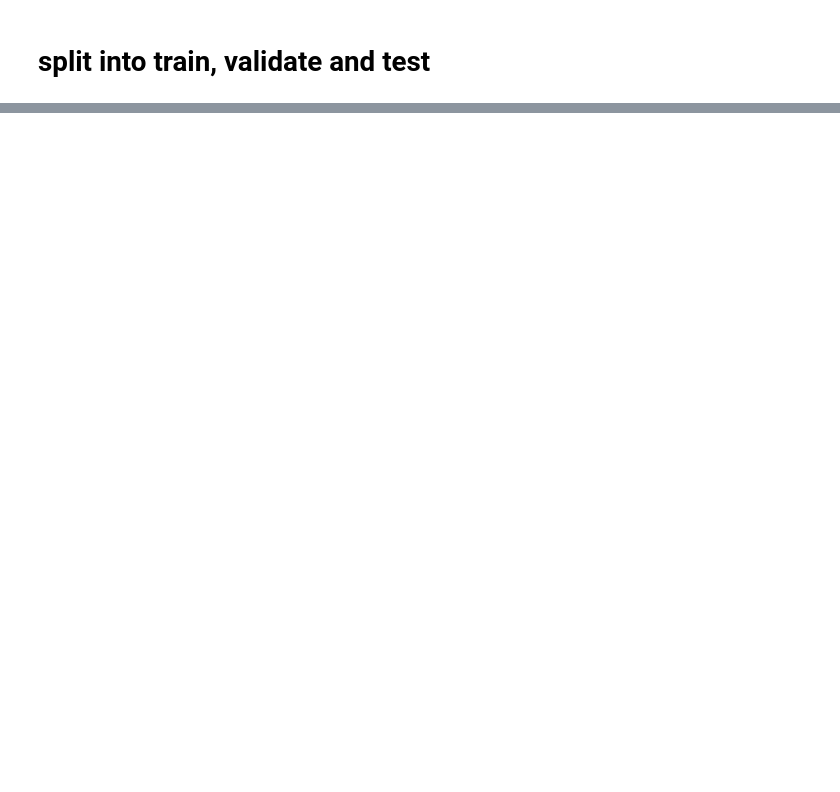
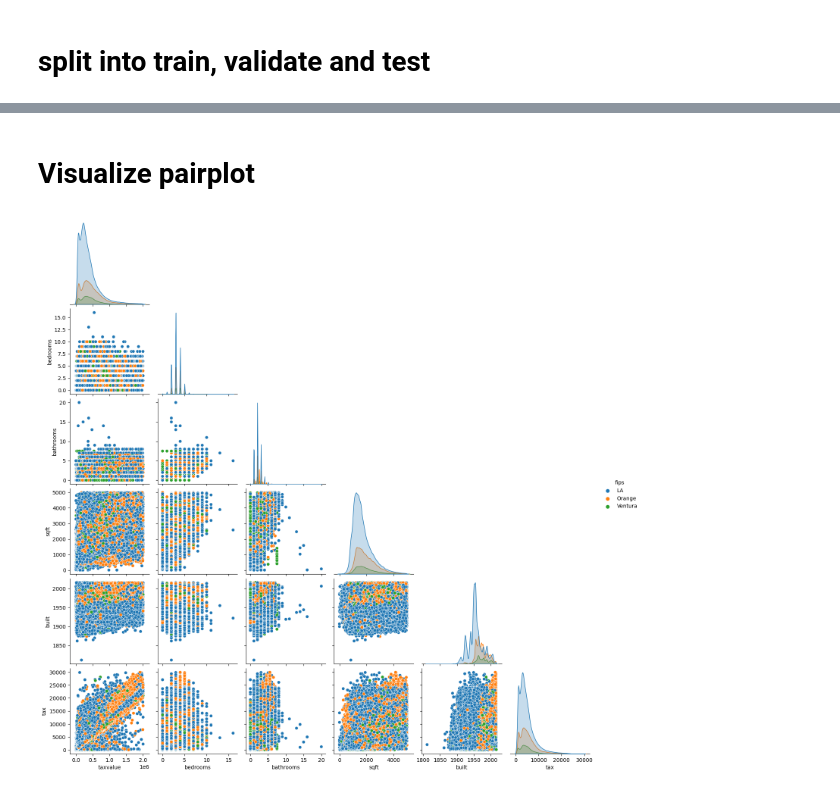
Before and after one commit to Andrew-Casey/regression_exercises1, a Jupyter notebook: wrangle_original.ipynb, the cells around one changed output, grey strips where cells are left out. Cells and saved outputs as stored; diff of their text form; code cells hidden in the pictures; blank space fills up the shorter version.

```diff
--- a/wrangle_original.ipynb
+++ b/wrangle_original.ipynb
@@ -107 +100,8 @@ train
 1253349 rows × 7 columns
+# %% [markdown]
+# Visualize pairplot
+# %%
+sns.pairplot(data=train, corner=True, hue='fips')
+plt.show()
+# %% [output]
+[figure, added]
```
Also changed, not shown: parts of 7 cells of this notebook, 4 other files.
